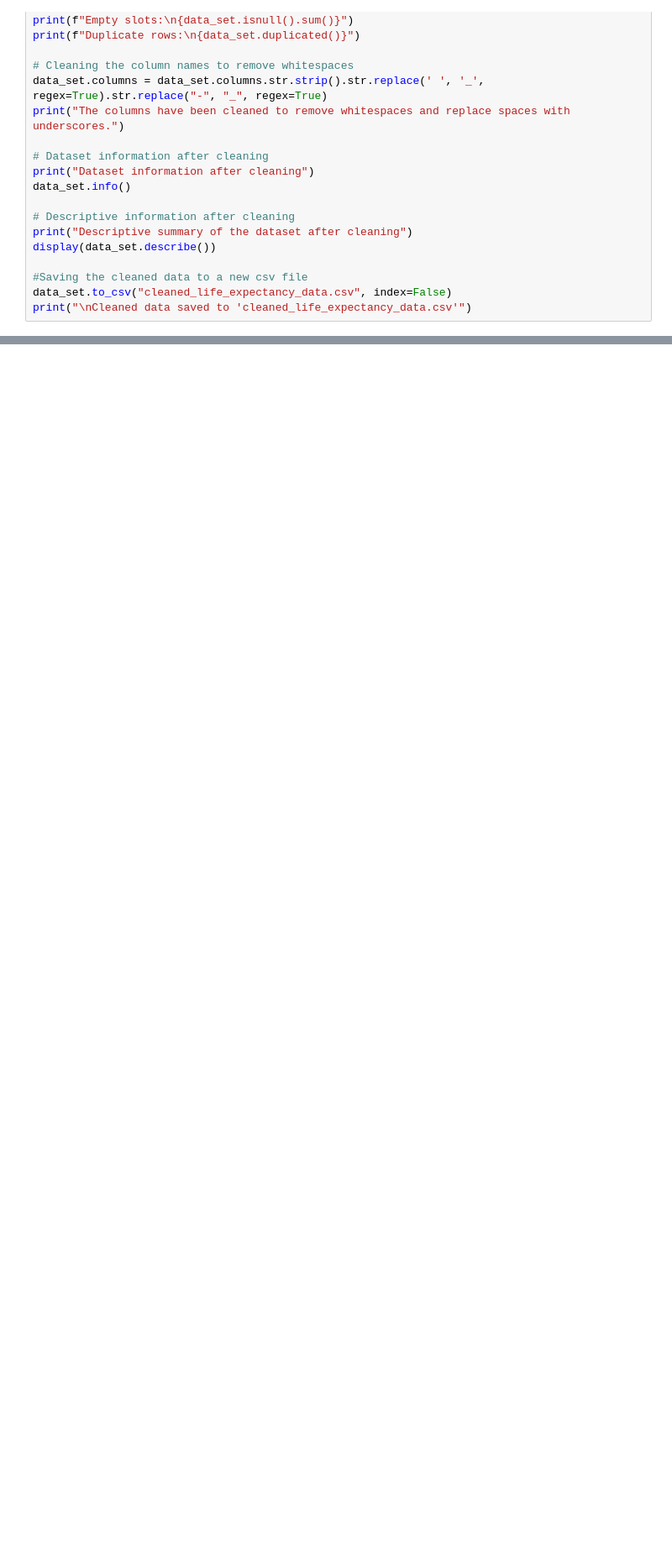
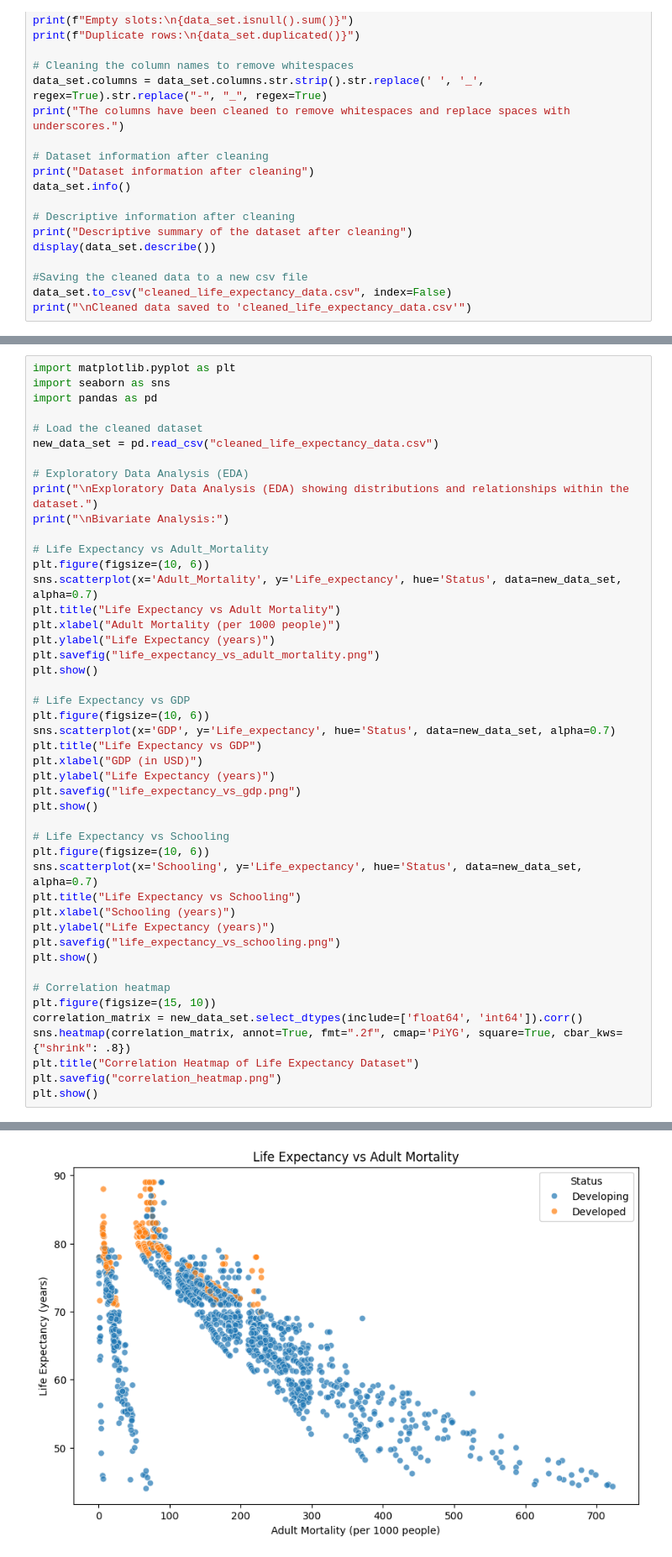
Before and after one commit to NamatovuChristineMaria123/Group-A-Day-Life-Expectancy-Recess-Project, a Jupyter notebook: data_cleaning.Ipynb, the cells around one changed output, grey strips where cells are left out. Shown at 84% size. Saved outputs shown, nothing was run; the diff lists cells and outputs as text; blank space fills up the shorter version.

```diff
--- a/data_cleaning.Ipynb
+++ b/data_cleaning.Ipynb
@@ -68,0 +73,47 @@ Exploratory Data Analysis (EDA) showing distributions and relationships within t
+# %%
+import matplotlib.pyplot as plt
+import seaborn as sns
+import pandas as pd
+
+# Load the cleaned dataset
+new_data_set = pd.read_csv("cleaned_life_expectancy_data.csv")
+
+# Exploratory Data Analysis (EDA)
+print("\nExploratory Data Analysis (EDA) showing distributions and relationships within the dataset.")
+print("\nBivariate Analysis:")
+
+# Life Expectancy vs Adult_Mortality
+plt.figure(figsize=(10, 6))
+sns.scatterplot(x='Adult_Mortality', y='Life_expectancy', hue='Status', data=new_data_set, alpha=0.7)
+plt.title("Life Expectancy vs Adult Mortality")
+plt.xlabel("Adult Mortality (per 1000 people)")
+plt.ylabel("Life Expectancy (years)")
+plt.savefig("life_expectancy_vs_adult_mortality.png")
+plt.show()
+
+# Life Expectancy vs GDP
+plt.figure(figsize=(10, 6))
+sns.scatterplot(x='GDP', y='Life_expectancy', hue='Status', data=new_data_set, alpha=0.7)
+plt.title("Life Expectancy vs GDP")
+plt.xlabel("GDP (in USD)")
+plt.ylabel("Life Expectancy (years)")
+plt.savefig("life_expectancy_vs_gdp.png")
+plt.show()
+
+# Life Expectancy vs Schooling
+plt.figure(figsize=(10, 6))
+sns.scatterplot(x='Schooling', y='Life_expectancy', hue='Status', data=new_data_set, alpha=0.7)
+plt.title("Life Expectancy vs Schooling")
+plt.xlabel("Schooling (years)")
+plt.ylabel("Life Expectancy (years)")
+plt.savefig("life_expectancy_vs_schooling.png")
+plt.show()
+
+# Correlation heatmap
+plt.figure(figsize=(15, 10))
+correlation_matrix = new_data_set.select_dtypes(include=['float64', 'int64']).corr()
+sns.heatmap(correlation_matrix, annot=True, fmt=".2f", cmap='PiYG', square=True, cbar_kws={"shrink": .8})
+plt.title("Correlation Heatmap of Life Expectancy Dataset")
+plt.savefig("correlation_heatmap.png")
+plt.show()
+# %% [output]
@@ -68,0 +123 @@ Exploratory Data Analysis (EDA) showing distributions and relationships within t
+[figure, added]
```
Also changed, not shown: parts of 4 cells of this notebook, 7 other files.
